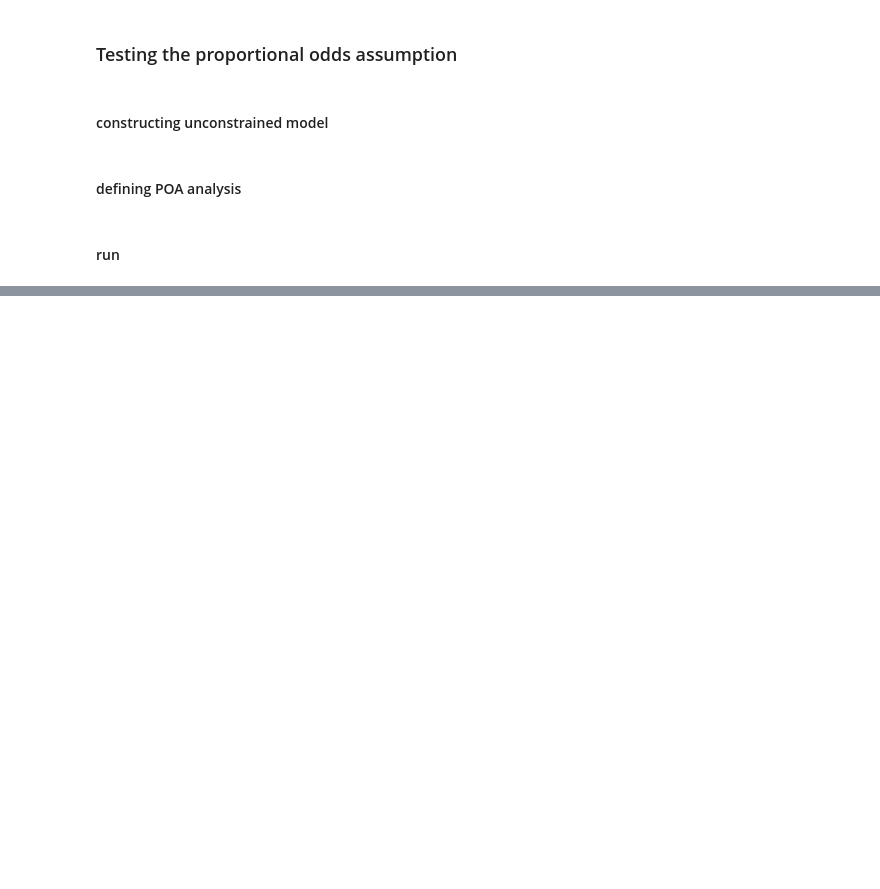
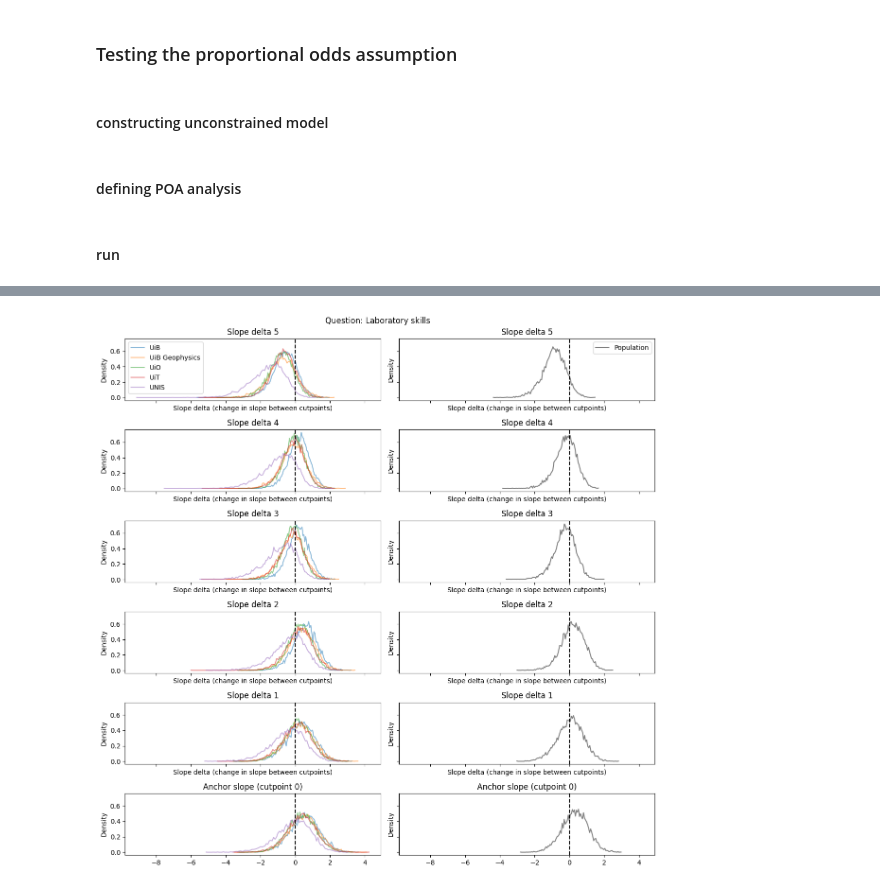
Before and after one commit to HarryYouAreAWizard/BaseGeo_2_0_data_analysis, a Jupyter notebook: OrdinalRegression.ipynb, the cells around one changed output, grey strips where cells are left out. Drawn from its saved outputs; the diff is of its cells as text; code cells hidden in the pictures; blank space fills up the shorter version.

```diff
--- a/OrdinalRegression.ipynb
+++ b/OrdinalRegression.ipynb
@@ -1450,0 +1638,99 @@ ValueError: Incorrect use of keyword argument 'fontsize'. Keyword arguments othe
+# %%
+def plot_slope_deltas(samples_deltas, axs, ax_row, cutpoint_index):
+    [samples_delta_population, samples_delta_uib, samples_delta_uibgeophys, samples_delta_uio, samples_delta_uit, samples_delta_unis] = samples_deltas
+    # find samples for cutpoint 0
+    samples_delta_population_counts = np.histogram(samples_delta_population[:, cutpoint_index], bins=100, density=True)
+    samples_delta_uib_counts = np.histogram(samples_delta_uib[:, cutpoint_index], bins=100, density=True)
+    samples_delta_uibgeophys_counts = np.histogram(samples_delta_uibgeophys[:, cutpoint_index], bins=100, density=True)
+    samples_delta_uio_counts = np.histogram(samples_delta_uio[:, cutpoint_index], bins=100, density=True)
+    samples_delta_uit_counts = np.histogram(samples_delta_uit[:, cutpoint_index], bins=100, density=True)
+    samples_delta_unis_counts = np.histogram(samples_delta_unis[:, cutpoint_index], bins=100, density=True)
+
+    # plot the posterior distributions for each slope delta for the population and each group
+    axs[ax_row, 1].plot(samples_delta_population_counts[1][:-1], samples_delta_population_counts[0], alpha=0.5, label="Population", color="k")
+    axs[ax_row, 0].plot(samples_delta_uib_counts[1][:-1], samples_delta_uib_counts[0], alpha=0.5, label="UiB", color="tab:blue")
+    axs[ax_row, 0].plot(samples_delta_uibgeophys_counts[1][:-1], samples_delta_uibgeophys_counts[0], alpha=0.5, label="UiB Geophysics", color="tab:orange")
+    axs[ax_row, 0].plot(samples_delta_uio_counts[1][:-1], samples_delta_uio_counts[0], alpha=0.5, label="UiO", color="tab:green")
+    axs[ax_row, 0].plot(samples_delta_uit_counts[1][:-1], samples_delta_uit_counts[0], alpha=0.5, label="UiT", color="tab:red")
+    axs[ax_row, 0].plot(samples_delta_unis_counts[1][:-1], samples_delta_unis_counts[0], alpha=0.5, label="UNIS", color="tab:purple")
+    axs[ax_row, 0].set_title(f"Slope delta {cutpoint_index + 1}")
+    axs[ax_row, 1].set_title(f"Slope delta {cutpoint_index + 1}")
+
+
+def plot_anchor(sample_anchors, axs, ax_row):
+    [samples_anchor_population, samples_anchor_groups] = sample_anchors
+    # find samples for cutpoint 0
+    samples_anchor_population_counts = np.histogram(samples_anchor_population, bins=100, density=True)
+    samples_anchor_uib_counts = np.histogram(samples_anchor_groups[:, 0], bins=100, density=True)
+    samples_anchor_uibgeophys_counts = np.histogram(samples_anchor_groups[:, 1], bins=100, density=True)
+    samples_anchor_uio_counts = np.histogram(samples_anchor_groups[:, 2], bins=100, density=True)
+    samples_anchor_uit_counts = np.histogram(samples_anchor_groups[:, 3], bins=100, density=True)
+    samples_anchor_unis_counts = np.histogram(samples_anchor_groups[:, 4], bins=100, density=True)
+
+    # plot the posterior distributions for each slope delta for the population and each group
+    axs[ax_row, 1].plot(samples_anchor_population_counts[1][:-1], samples_anchor_population_counts[0], alpha=0.5, label="Population", color="k")
+    axs[ax_row, 0].plot(samples_anchor_uib_counts[1][:-1], samples_anchor_uib_counts[0], alpha=0.5, label="UiB", color="tab:blue")
+    axs[ax_row, 0].plot(samples_anchor_uibgeophys_counts[1][:-1], samples_anchor_uibgeophys_counts[0], alpha=0.5, label="UiB Geophysics", color="tab:orange")
+    axs[ax_row, 0].plot(samples_anchor_uio_counts[1][:-1], samples_anchor_uio_counts[0], alpha=0.5, label="UiO", color="tab:green")
+    axs[ax_row, 0].plot(samples_anchor_uit_counts[1][:-1], samples_anchor_uit_counts[0], alpha=0.5, label="UiT", color="tab:red")
+    axs[ax_row, 0].plot(samples_anchor_unis_counts[1][:-1], samples_anchor_unis_counts[0], alpha=0.5, label="UNIS", color="tab:purple")
+    axs[ax_row, 0].set_title(f"Anchor slope (cutpoint 0)")
+    axs[ax_row, 1].set_title(f"Anchor slope (cutpoint 0)")
+
+def plot_slope_deltas_and_anchor(question):
+    question_clean = sanitize_key(question)[:50]
+    path_slope_deltas_population = f"..\\unconstrained_posteriors\\educators\\{question_clean}_slope_posteriors_population.npy"
+    path_slope_anchor_population = f"..\\unconstrained_posteriors\\educators\\{question_clean}_anchor_posteriors_population.npy"
+    path_slope_deltas_groups = f"..\\unconstrained_posteriors\\educators\\{question_clean}_slope_posteriors_groups.npy"
+    path_slope_anchor_groups = f"..\\unconstrained_posteriors\\educators\\{question_clean}_anchor_posteriors_groups.npy"
+    samples_delta_population = np.load(path_slope_deltas_population)
+    samples_anchor_population = np.load(path_slope_anchor_population)
+    samples_anchor_groups = np.load(path_slope_anchor_groups)
+    samples_delta_groups = np.load(path_slope_deltas_groups)
+    samples_delta_uib = samples_delta_groups[:, 0, :]
+    samples_delta_uibgeophys = samples_delta_groups[:, 1, :]
+    samples_delta_uio = samples_delta_groups[:, 2, :]
+    samples_delta_uit = samples_delta_groups[:, 3, :]
+    samples_delta_unis = samples_delta_groups[:, 4, :]
+
+    # calculate the cumulative slope deltas for each group and the population
+    samples_delta_population = np.cumsum(samples_delta_population, axis=1)
+    samples_delta_uib = np.cumsum(samples_delta_uib, axis=1)
+    samples_delta_uibgeophys = np.cumsum(samples_delta_uibgeophys, axis=1)
+    samples_delta_uio = np.cumsum(samples_delta_uio, axis=1)
+    samples_delta_uit = np.cumsum(samples_delta_uit, axis=1)
+    samples_delta_unis = np.cumsum(samples_delta_unis, axis=1)
+
+    # add the anchor slope to the cumulative slope deltas for each group and the population
+    samples_delta_population = samples_delta_population + samples_anchor_population[:, None]
+    samples_delta_uib = samples_delta_uib + samples_anchor_groups[:, 0][:, None]
+    samples_delta_uibgeophys = samples_delta_uibgeophys + samples_anchor_groups[:, 1][:, None]
+    samples_delta_uio = samples_delta_uio + samples_anchor_groups[:, 2][:, None]
+    samples_delta_uit = samples_delta_uit + samples_anchor_groups[:, 3][:, None]
+    samples_delta_unis = samples_delta_unis + samples_anchor_groups[:, 4][:, None]
+
+    samples_deltas = [samples_delta_population, samples_delta_uib, samples_delta_uibgeophys, samples_delta_uio, samples_delta_uit, samples_delta_unis]
+    samples_anchors = [samples_anchor_population, samples_anchor_groups]
+
+    num_deltas = samples_delta_population.shape[1]
+    fig, axs = plt.subplots(num_deltas + 1, 2, figsize=(12, 12), sharex=True, sharey=True)
+    plot_slope_deltas(samples_deltas, axs, num_deltas - 1, 0)
+    plot_slope_deltas(samples_deltas, axs, num_deltas - 2, 1)
+    plot_slope_deltas(samples_deltas, axs, num_deltas - 3, 2)
+    plot_slope_deltas(samples_deltas, axs, num_deltas - 4, 3)
+    plot_slope_deltas(samples_deltas, axs, num_deltas - 5, 4)
+    plot_anchor(samples_anchors, axs, 5)
+    for ax in axs.flatten():
+        ax.axvline(0, color="k", linestyle="--")
+        ax.set_ylabel("Density")
+        if ax not in axs[-1, :]:
+            ax.set_xlabel("Slope delta (change in slope between cutpoints)")
+    axs[0, 0].legend()
+    axs[0, 1].legend()
+    fig.suptitle(f"Question: {question}")
+    fig.tight_layout()
+
+question = "Laboratory skills"
+plot_slope_deltas_and_anchor(question)
+# %% [output]
+[figure, added]
```
Also changed, not shown: parts of 12 cells of this notebook.
